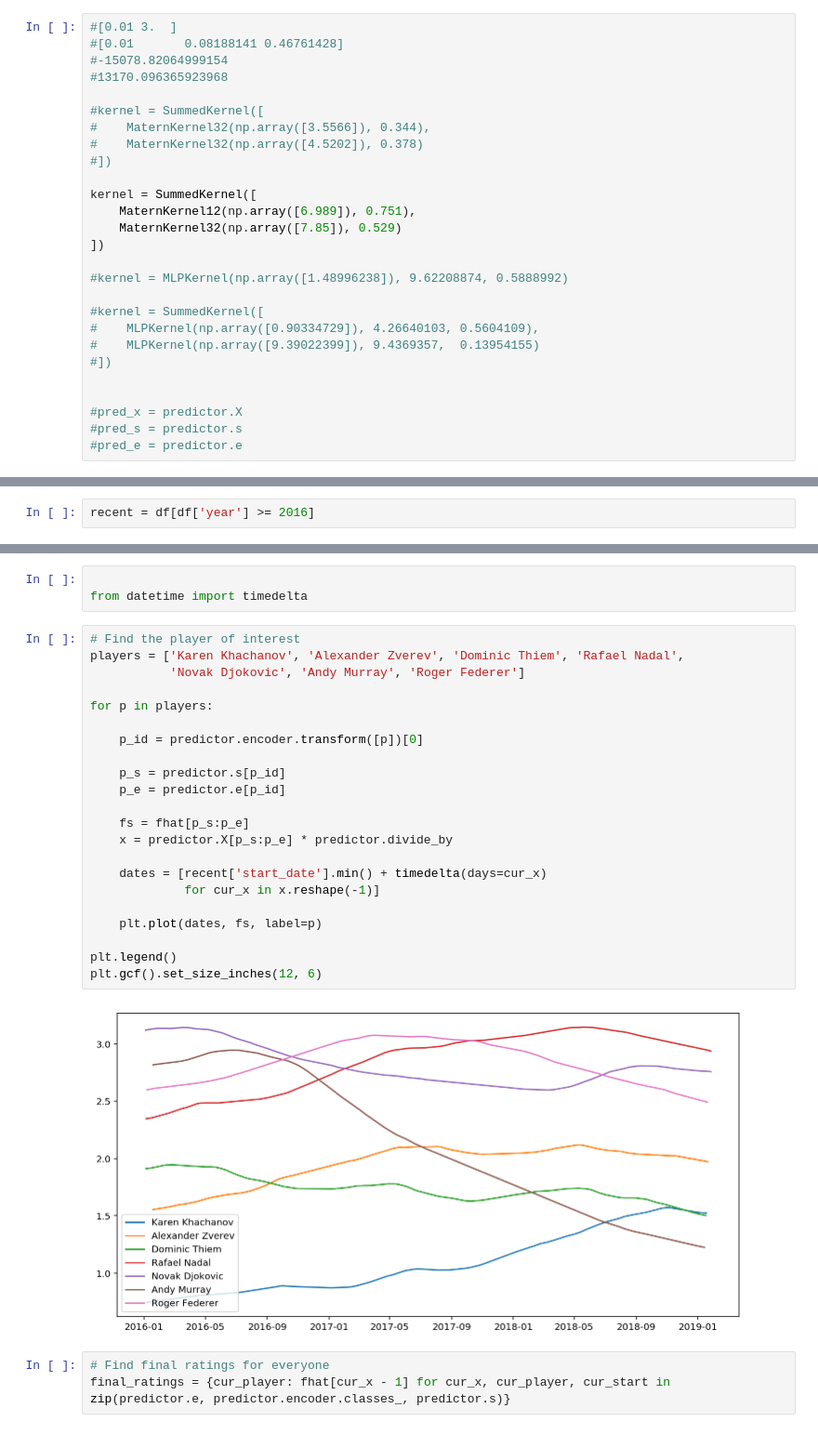
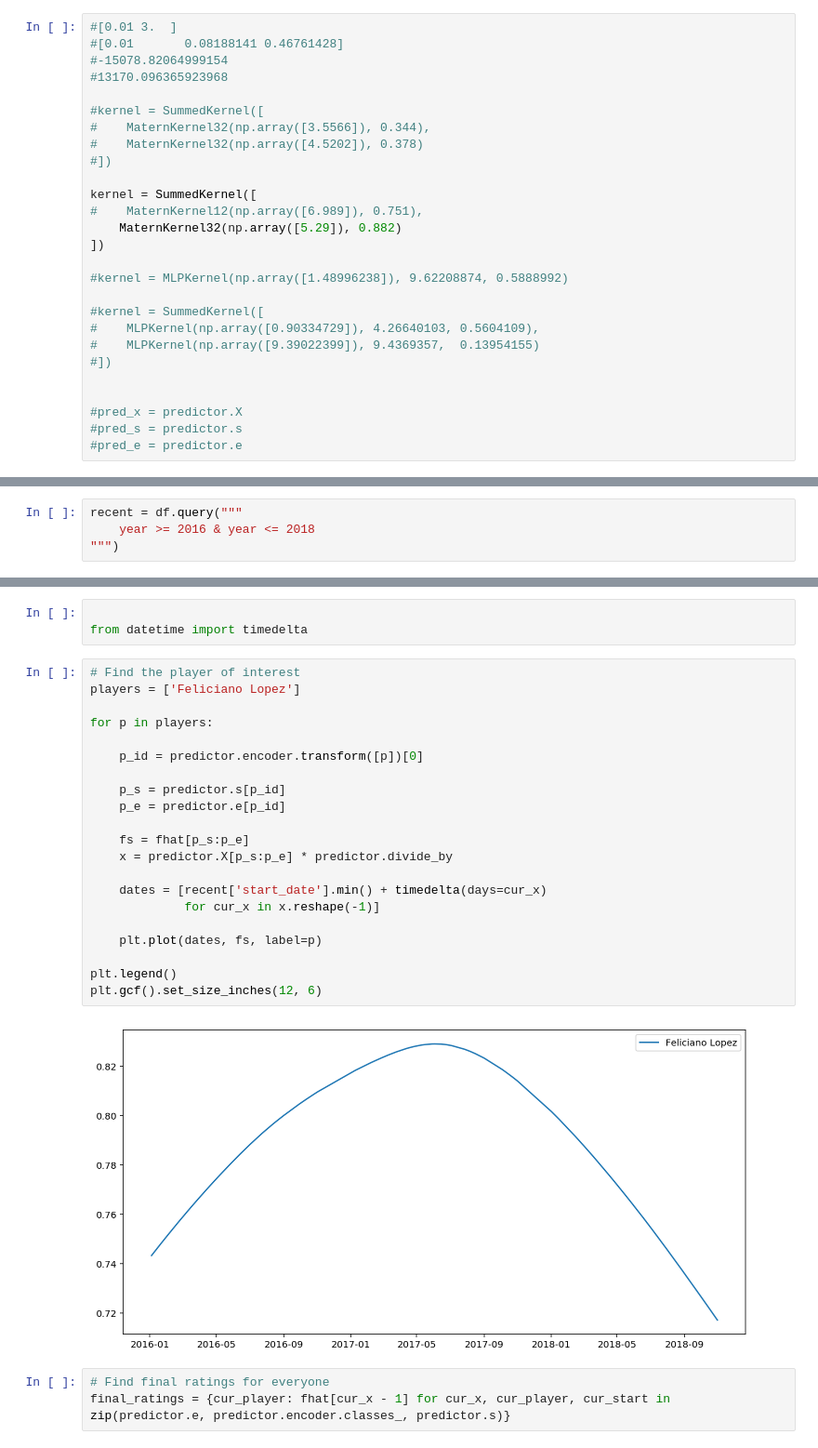
Before and after one commit to martiningram/paired-comparison-gp-laplace, a Jupyter notebook: jupyter/Play with new library.ipynb, the cells around one changed output, grey strips where cells are left out. Shown: that part at 93% size. Drawn from its saved outputs; the diff is of its cells as text.

```diff
--- a/jupyter/Play with new library.ipynb
+++ b/jupyter/Play with new library.ipynb
@@ -21,8 +21,8 @@ import matplotlib.pyplot as plt
 #])
 
 kernel = SummedKernel([
-    MaternKernel12(np.array([6.989]), 0.751),
-    MaternKernel32(np.array([7.85]), 0.529)
+#    MaternKernel12(np.array([6.989]), 0.751),
+    MaternKernel32(np.array([5.29]), 0.882)
 ])
 
 #kernel = MLPKernel(np.array([1.48996238]), 9.62208874, 0.5888992)
@@ -68,7 +68,9 @@ df.tail()
 |  | Rafael Nadal | 12 | Australian Open - Melbourne | 2019 | 5992 | 677 | 15606 | 12 | 6-3 6-2 6-3 | 2019-01-27 | ... |
 5 rows × 54 columns
 # %%
-recent = df[df['year'] >= 2016]
+recent = df.query("""
+    year >= 2016 & year <= 2018
+""")
 # %%
 winners = recent['winner'].values
 losers = recent['loser'].values
@@ -87,28 +89,27 @@ fhat = predictor.f_hat
 from datetime import timedelta
 # %%
 # Find the player of interest
-players = ['Karen Khachanov', 'Alexander Zverev', 'Dominic Thiem', 'Rafael Nadal',
-           'Novak Djokovic', 'Andy Murray', 'Roger Federer']
+players = ['Feliciano Lopez']
 
 for p in players:
 
     p_id = predictor.encoder.transform([p])[0]
 
     p_s = predictor.s[p_id]
     p_e = predictor.e[p_id]
 
     fs = fhat[p_s:p_e]
     x = predictor.X[p_s:p_e] * predictor.divide_by
 
     dates = [recent['start_date'].min() + timedelta(days=cur_x)
              for cur_x in x.reshape(-1)]
 
     plt.plot(dates, fs, label=p)
 
 plt.legend()
 plt.gcf().set_size_inches(12, 6)
 # %% [output]
-[figure, old version]
+[figure, new version]
 # %%
 # Find final ratings for everyone
 final_ratings = {cur_player: fhat[cur_x - 1] for cur_x, cur_player, cur_start in zip(predictor.e, predictor.encoder.classes_, predictor.s)}
```
Also changed, not shown: parts of 5 cells of this notebook, 6 other files.
